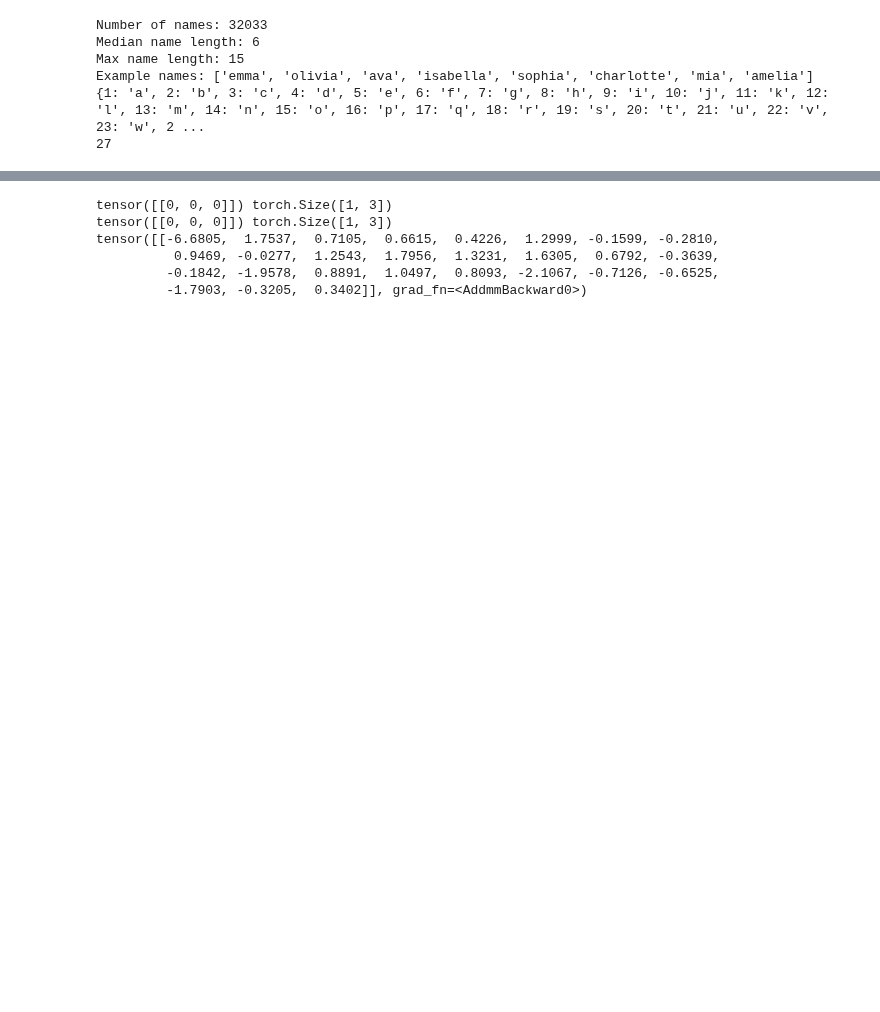
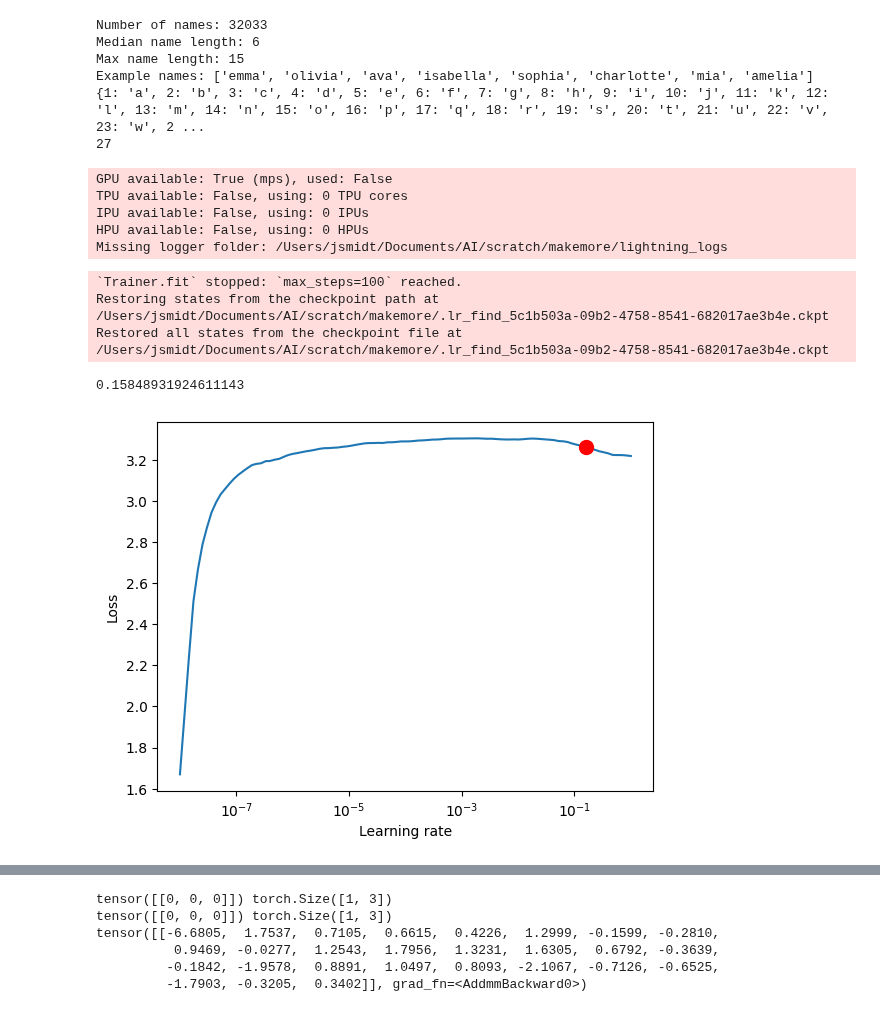
Before and after one commit to jsmidt/scratch, a Jupyter notebook: makemore/makemore_lightning.ipynb, the cells around one changed output, grey strips where cells are left out. Saved outputs shown, nothing was run; the diff lists cells and outputs as text; code cells hidden in the pictures; blank space fills up the shorter version.

```diff
--- a/makemore/makemore_lightning.ipynb
+++ b/makemore/makemore_lightning.ipynb
@@ -113,6 +112,7 @@ class MakeMore(pl.LightningModule):
                       bias=False), nn.BatchNorm1d(n_hidden), nn.Tanh(),
             nn.Linear(n_hidden, vocab_size))
         self.batch_size = 64
+        self.learning_rate = 0.03
 
     def training_step(self, batch, batch_idx):
         # training_step defines the train loop.
@@ -122,7 +122,8 @@ class MakeMore(pl.LightningModule):
         loss = F.cross_entropy(logits, y)
         # self.log('train_loss', loss)
         self.log("train_loss", loss, prog_bar=False,
-                 on_step=False, on_epoch=True)
+                 on_step=False, on_epoch=True,enable_graph=True)
+        #self.log("my_lr",lr-SGD, prog_bar=True, on_step=True)
         return loss
 
     def validation_step(self, batch, batch_idx):
@@ -132,8 +133,9 @@ class MakeMore(pl.LightningModule):
         logits = self.model(x)
         loss = F.cross_entropy(logits, y)
         # self.log('train_loss', loss)
-        self.log("train_loss", loss, prog_bar=True,
-                 on_step=False, on_epoch=True)
+        self.log("val_loss", loss, prog_bar=True,
+                 on_step=False, on_epoch=True,batch_size=128)
+
         return loss
 
     def predict_step(self, batch, batch_idx):
@@ -145,11 +147,38 @@ class MakeMore(pl.LightningModule):
         return logits
 
     def configure_optimizers(self):
-        optimizer = torch.optim.SGD(self.parameters(), lr=0.05)
-        return optimizer
+        optimizer = torch.optim.SGD(self.parameters(), lr=self.learning_rate)
+        scheduler = torch.optim.lr_scheduler.ReduceLROnPlateau(optimizer,patience=2)
+        lr_scheduler = {"scheduler": scheduler, "interval": "epoch", "monitor": "val_loss"}
+        return [optimizer], [lr_scheduler]
 
 
 makemore = MakeMore()
+# %%
+# run learning rate finder, results override hparams.learning_rate
+trainer = pl.Trainer(auto_lr_find=True)
+
+# call tune to find the lr
+#lr_finder = trainer.tune(makemore, train_dataloaders=data)
+lr_finder = trainer.tuner.lr_find(makemore, train_dataloaders=data)
+
+# Results can be found in
+#print(lr_finder.results)
+print (lr_finder.suggestion())
+
+fig = lr_finder.plot(suggest=True)
+fig.show()
+# %% [output]
+GPU available: True (mps), used: False
+TPU available: False, using: 0 TPU cores
+IPU available: False, using: 0 IPUs
+HPU available: False, using: 0 HPUs
+Missing logger folder: /Users/jsmidt/Documents/AI/scratch/makemore/lightning_logs
+`Trainer.fit` stopped: `max_steps=100` reached.
+Restoring states from the checkpoint path at /Users/jsmidt/Documents/AI/scratch/makemore/.lr_find_5c1b503a-09b2-4758-8541-682017ae3b4e.ckpt
+Restored all states from the checkpoint file at /Users/jsmidt/Documents/AI/scratch/makemore/.lr_find_5c1b503a-09b2-4758-8541-682017ae3b4e.ckpt
+0.15848931924611143
+[figure, added]
 # %%
 # Define traner and train
 # trainer = pl.Trainer(max_epochs=5,accelerator="mps",callbacks=[RichProgressBar(refresh_rate=200)])
```
Also changed, not shown: parts of 6 cells of this notebook, 7 other files.
